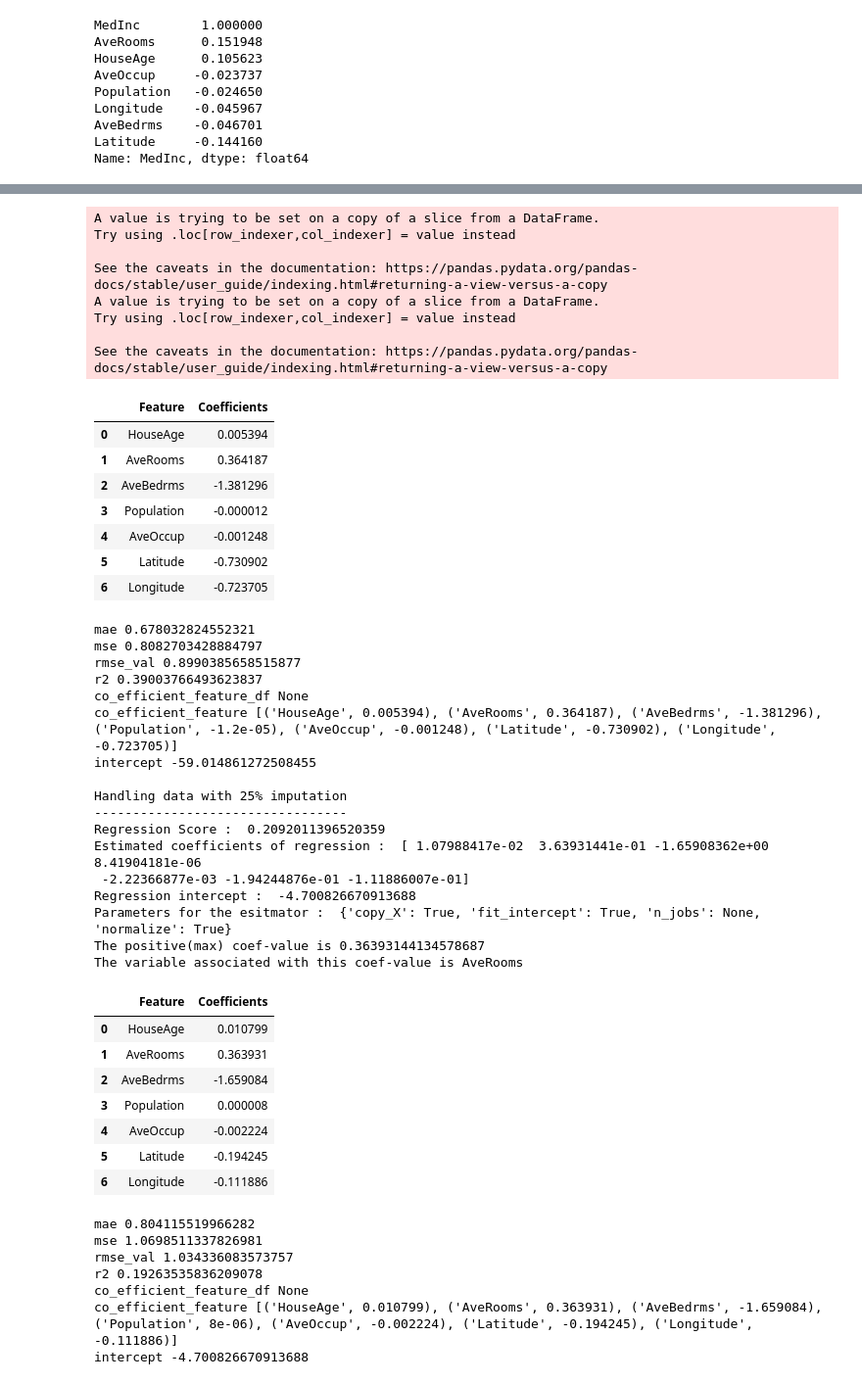
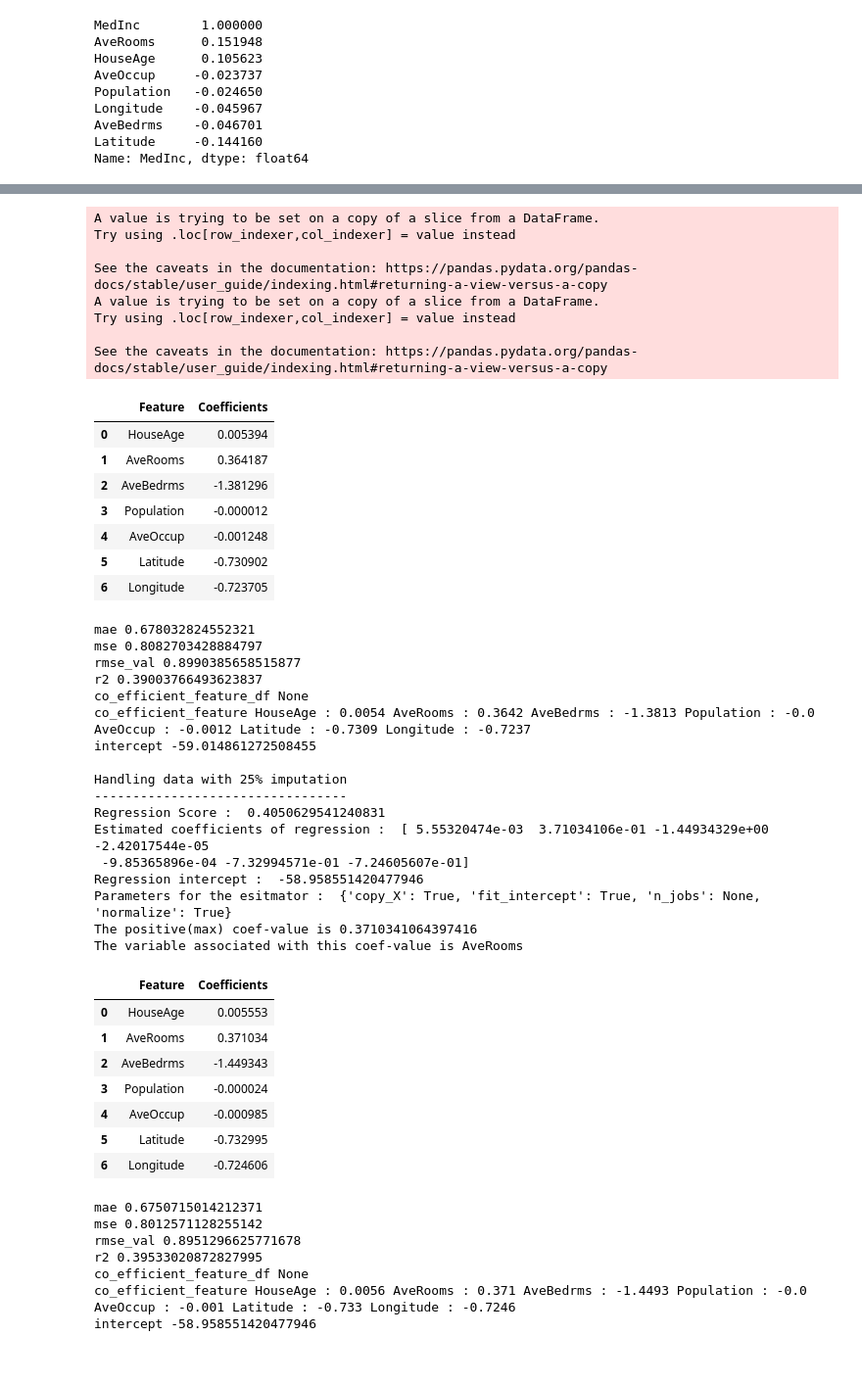
Before and after one commit to ngupta23/ds7333_qtw, a Jupyter notebook: case_study_5/analysis/bhuvana/MissingDataAnalysis_cs5.ipynb, the cells around one changed output, grey strips where cells are left out. Shown at 98% size. Cells and saved outputs as stored; diff of their text form; code cells hidden in the pictures.

```diff
--- a/case_study_5/analysis/bhuvana/MissingDataAnalysis_cs5.ipynb
+++ b/case_study_5/analysis/bhuvana/MissingDataAnalysis_cs5.ipynb
@@ -177,6 +177,14 @@ def print_model_params(reg,df):
     #max_var = max(reg.coef_, key=abs) # ABS Max
     var_index = reg.coef_.tolist().index(max_var)
     print('The variable associated with this coef-value is {}'.format(df.columns[var_index+1]))
+# %%
+def get_printStr(feature,coeff):
+    s=[]
+    for i in range(len(feature)):
+        s.append(feature[i]+" : "+str(coeff[i]))
+    s1 = " ".join(s)
+    return s1
+#get_printStr(["a","b","c","d"],[1.0,2.3,3.0,4.4])
 # %%
 def get_all_error_calc(model,X_test,Y_test,colNames):
     result = {}
@@ -194,7 +202,9 @@ def get_all_error_calc(model,X_test,Y_test,colNames):
     result["r2"]=r2
     coeff_feat_df=pd.DataFrame({"Feature":feature,"Coefficients":coeff})
     result["co_efficient_feature_df"] = display(HTML(coeff_feat_df.to_html()))
-    result["co_efficient_feature"]=list(zip(feature,np.round_(coeff, decimals = 6)))
+    cf_list = list(zip(feature,np.round_(coeff, decimals = 4)))
+    cf_str = get_printStr(feature,np.round_(coeff, decimals = 4))
+    result["co_efficient_feature"]= cf_str #'\n'.join(map(str, cf_list)) #print(*cf_list, sep = "\n")
     #result["features"] = feature
     result["intercept"]=intercept
     for k, v in result.items():
@@ -232,7 +242,7 @@ def run_all_model(imputed_df_dict,df):
     return model_result
 # %%
 def get_model_result_df(model_result):
-    cols = ["data","imputation","mae","mse","rmse","r2","mae_diff","mse_diff","rmse_diff","r2_diff","coefficient_features","intercept"]
+    cols = ["data_imputation_percent","missing_type","mae","mse","rmse","r2","mae_diff","mse_diff","rmse_diff","r2_diff","features_coefficient","intercept"]
     df_index = range(len(model_result))
     result_df = pd.DataFrame(columns=cols, index=df_index)
     indx=0
@@ -248,7 +258,7 @@ def get_model_result_df(model_result):
         intercept = result["intercept"]
         keyVal=["",0]
         if k==0.0:
-            data = "original"
+            data = "original (0%)"
             imputation="none"
             base_mae = mae
             base_mse=mse
@@ -266,8 +276,8 @@ def get_model_result_df(model_result):
             mse_diff = mse-base_mse
             rmse_diff = rmse_val-base_rmse_val
             r2_diff = r2-base_r2
-        result_df.loc[indx].data = data
-        result_df.loc[indx].imputation = imputation
+        result_df.loc[indx].data_imputation_percent = data
+        result_df.loc[indx].missing_type = imputation
         result_df.loc[indx].mae = mae
         result_df.loc[indx].mse = mse
         result_df.loc[indx].rmse = rmse_val
@@ -276,7 +286,7 @@ def get_model_result_df(model_result):
         result_df.loc[indx].mse_diff = round(mse_diff,4)
         result_df.loc[indx].rmse_diff = round(rmse_diff,4)
         result_df.loc[indx].r2_diff = round(r2_diff,4)
-        result_df.loc[indx].coefficient_features = coeff_features
+        result_df.loc[indx].features_coefficient = coeff_features
         result_df.loc[indx].intercept = intercept
 
         #pd.DataFrame({"Feature":X_train.columns.tolist(),"Coefficients":logreg.coef_[0]})
@@ -691,7 +701,7 @@ def get_mnar_imputed_df(impute_fractions,housing_df,impute_variable,impute_with=
     return imputed_df
 # %%
 #Evaluating Case 3 - Missing Not at random
-mnar_imputed_df_dict = get_mnar_imputed_df([0.0,0.25],cal,'Latitude',"median") #'AveBedrms','AveRooms',4,
+mnar_imputed_df_dict = get_mnar_imputed_df([0.0,0.25],cal,'AveBedrms',"median") #'AveBedrms','AveRooms',4,
 model_result = run_all_model(mnar_imputed_df_dict,cal)
 model_result_df3 = get_model_result_df(model_result)
 #display(model_result_df3)
@@ -713,53 +723,53 @@ Parameters for the esitmator :  {'copy_X': True, 'fit_intercept': True, 'n_jobs'
 The positive(max) coef-value is 0.3641874520685189
 The variable associated with this coef-value is AveRooms
 A value is trying to be set on a copy of a slice from a DataFrame.
 Try using .loc[row_indexer,col_indexer] = value instead
 
 See the caveats in the documentation: https://pandas.pydata.org/pandas-docs/stable/user_guide/indexing.html#returning-a-view-versus-a-copy
 A value is trying to be set on a copy of a slice from a DataFrame.
 Try using .loc[row_indexer,col_indexer] = value instead
 
 See the caveats in the documentation: https://pandas.pydata.org/pandas-docs/stable/user_guide/indexing.html#returning-a-view-versus-a-copy
 |  | Feature | Coefficients |
 | 0 | HouseAge | 0.005394 |
 | 1 | AveRooms | 0.364187 |
 | 2 | AveBedrms | -1.381296 |
 | 3 | Population | -0.000012 |
 | 4 | AveOccup | -0.001248 |
 | 5 | Latitude | -0.730902 |
 | 6 | Longitude | -0.723705 |
 mae 0.678032824552321
 mse 0.8082703428884797
 rmse_val 0.8990385658515877
 r2 0.39003766493623837
 co_efficient_feature_df None
-co_efficient_feature [('HouseAge', 0.005394), ('AveRooms', 0.364187), ('AveBedrms', -1.381296), ('Population', -1.2e-05), ('AveOccup', -0.001248), ('Latitude', -0.730902), ('Longitude', -0.723705)]
+co_efficient_feature HouseAge : 0.0054 AveRooms : 0.3642 AveBedrms : -1.3813 Population : -0.0 AveOccup : -0.0012 Latitude : -0.7309 Longitude : -0.7237
 intercept -59.014861272508455
 
 Handling data with 25% imputation
 ---------------------------------
-Regression Score :  0.2092011396520359
-Estimated coefficients of regression :  [ 1.07988417e-02  3.63931441e-01 -1.65908362e+00  8.41904181e-06
- -2.22366877e-03 -1.94244876e-01 -1.11886007e-01]
-Regression intercept :  -4.700826670913688
+Regression Score :  0.4050629541240831
+Estimated coefficients of regression :  [ 5.55320474e-03  3.71034106e-01 -1.44934329e+00 -2.42017544e-05
+ -9.85365896e-04 -7.32994571e-01 -7.24605607e-01]
+Regression intercept :  -58.958551420477946
 Parameters for the esitmator :  {'copy_X': True, 'fit_intercept': True, 'n_jobs': None, 'normalize': True}
-The positive(max) coef-value is 0.36393144134578687
+The positive(max) coef-value is 0.3710341064397416
 The variable associated with this coef-value is AveRooms
 |  | Feature | Coefficients |
-| 0 | HouseAge | 0.010799 |
-| 1 | AveRooms | 0.363931 |
-| 2 | AveBedrms | -1.659084 |
-| 3 | Population | 0.000008 |
-| 4 | AveOccup | -0.002224 |
-| 5 | Latitude | -0.194245 |
-| 6 | Longitude | -0.111886 |
+| 0 | HouseAge | 0.005553 |
+| 1 | AveRooms | 0.371034 |
+| 2 | AveBedrms | -1.449343 |
+| 3 | Population | -0.000024 |
+| 4 | AveOccup | -0.000985 |
+| 5 | Latitude | -0.732995 |
+| 6 | Longitude | -0.724606 |
-mae 0.804115519966282
-mse 1.0698511337826981
-rmse_val 1.034336083573757
-r2 0.19263535836209078
+mae 0.6750715014212371
+mse 0.8012571128255142
+rmse_val 0.8951296625771678
+r2 0.39533020872827995
 co_efficient_feature_df None
-co_efficient_feature [('HouseAge', 0.010799), ('AveRooms', 0.363931), ('AveBedrms', -1.659084), ('Population', 8e-06), ('AveOccup', -0.002224), ('Latitude', -0.194245), ('Longitude', -0.111886)]
-intercept -4.700826670913688
+co_efficient_feature HouseAge : 0.0056 AveRooms : 0.371 AveBedrms : -1.4493 Population : -0.0 AveOccup : -0.001 Latitude : -0.733 Longitude : -0.7246
+intercept -58.958551420477946
 # %%
 display(HTML(model_result_df3.to_html()))
 # %% [output]
```
Also changed, not shown: parts of 9 cells of this notebook.
